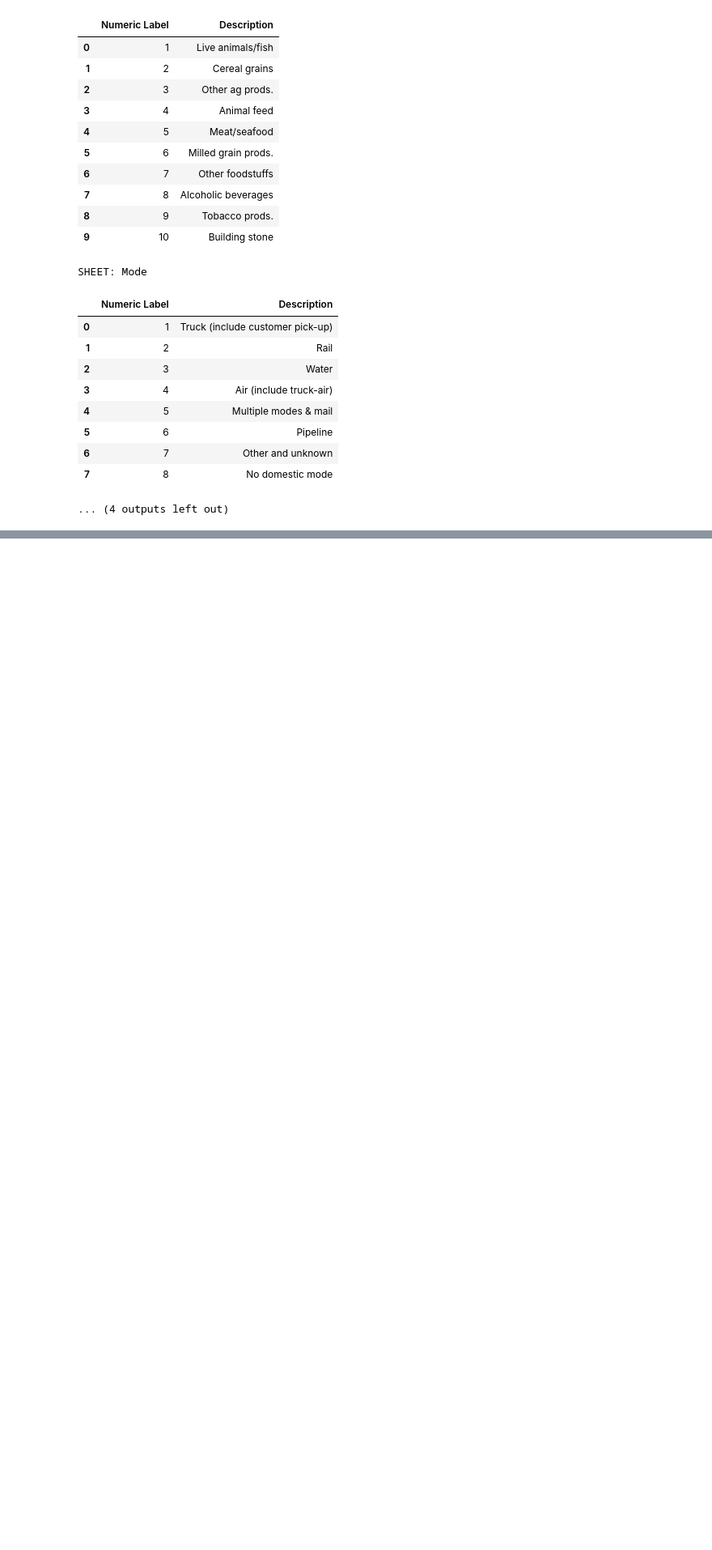
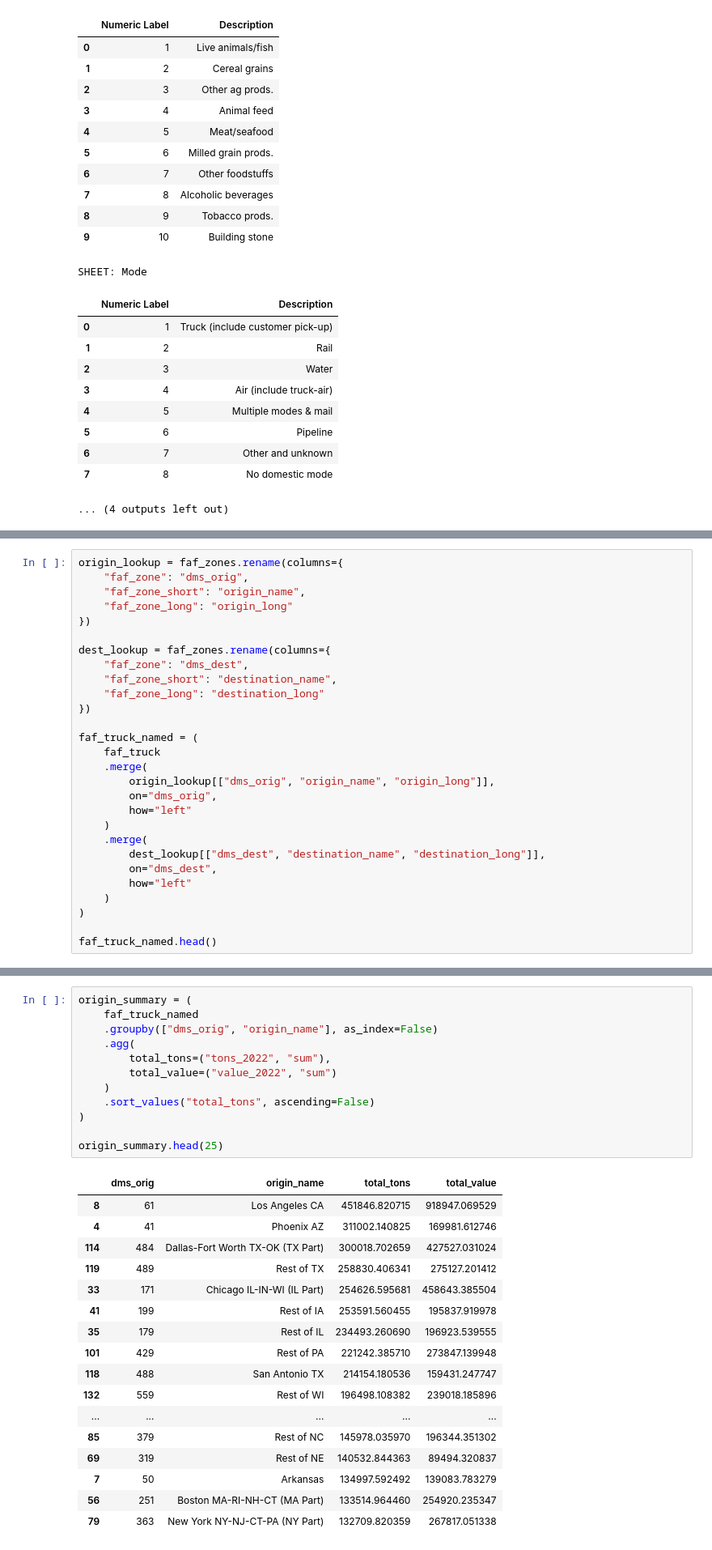
Before and after one commit to Ansarss/Ai_learning_experiments, a Jupyter notebook: Optimization_Techniques_Exercise_.ipynb, the cells around one changed output, grey strips where cells are left out. Shown at 81% size. Drawn from its saved outputs; the diff is of its cells as text; blank space fills up the shorter version.

```diff
--- a/Optimization_Techniques_Exercise_.ipynb
+++ b/Optimization_Techniques_Exercise_.ipynb
@@ -501,0 +531,28 @@ SHEET: Mode
+# %%
+origin_lookup = faf_zones.rename(columns={
+    "faf_zone": "dms_orig",
+    "faf_zone_short": "origin_name",
+    "faf_zone_long": "origin_long"
+})
+
+dest_lookup = faf_zones.rename(columns={
+    "faf_zone": "dms_dest",
+    "faf_zone_short": "destination_name",
+    "faf_zone_long": "destination_long"
+})
+
+faf_truck_named = (
+    faf_truck
+    .merge(
+        origin_lookup[["dms_orig", "origin_name", "origin_long"]],
+        on="dms_orig",
+        how="left"
+    )
+    .merge(
+        dest_lookup[["dms_dest", "destination_name", "destination_long"]],
+        on="dms_dest",
+        how="left"
+    )
+)
+
+faf_truck_named.head()
@@ -501,0 +566,30 @@ SHEET: Mode
+# %%
+origin_summary = (
+    faf_truck_named
+    .groupby(["dms_orig", "origin_name"], as_index=False)
+    .agg(
+        total_tons=("tons_2022", "sum"),
+        total_value=("value_2022", "sum")
+    )
+    .sort_values("total_tons", ascending=False)
+)
+
+origin_summary.head(25)
+# %% [output]
+|  | dms_orig | origin_name | total_tons | total_value |
+| 8 | 61 | Los Angeles CA | 451846.820715 | 918947.069529 |
+| 4 | 41 | Phoenix AZ | 311002.140825 | 169981.612746 |
+| 114 | 484 | Dallas-Fort Worth TX-OK (TX Part) | 300018.702659 | 427527.031024 |
+| 119 | 489 | Rest of TX | 258830.406341 | 275127.201412 |
+| 33 | 171 | Chicago IL-IN-WI (IL Part) | 254626.595681 | 458643.385504 |
+| 41 | 199 | Rest of IA | 253591.560455 | 195837.919978 |
+| 35 | 179 | Rest of IL | 234493.260690 | 196923.539555 |
+| 101 | 429 | Rest of PA | 221242.385710 | 273847.139948 |
+| 118 | 488 | San Antonio TX | 214154.180536 | 159431.247747 |
+| 132 | 559 | Rest of WI | 196498.108382 | 239018.185896 |
+| ... | ... | ... | ... | ... |
+| 85 | 379 | Rest of NC | 145978.035970 | 196344.351302 |
+| 69 | 319 | Rest of NE | 140532.844363 | 89494.320837 |
+| 7 | 50 | Arkansas | 134997.592492 | 139083.783279 |
+| 56 | 251 | Boston MA-RI-NH-CT (MA Part) | 133514.964460 | 254920.235347 |
+| 79 | 363 | New York NY-NJ-CT-PA (NY Part) | 132709.820359 | 267817.051338 |
```
Also changed, not shown: parts of 4 cells of this notebook.
